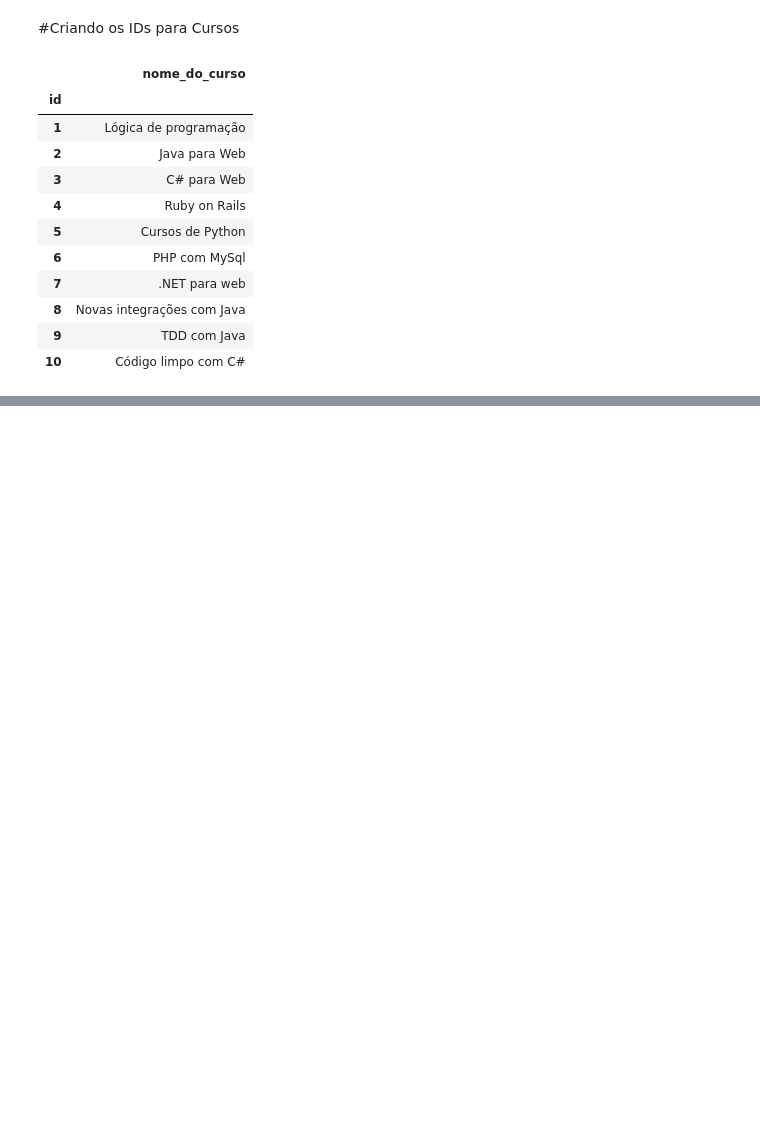
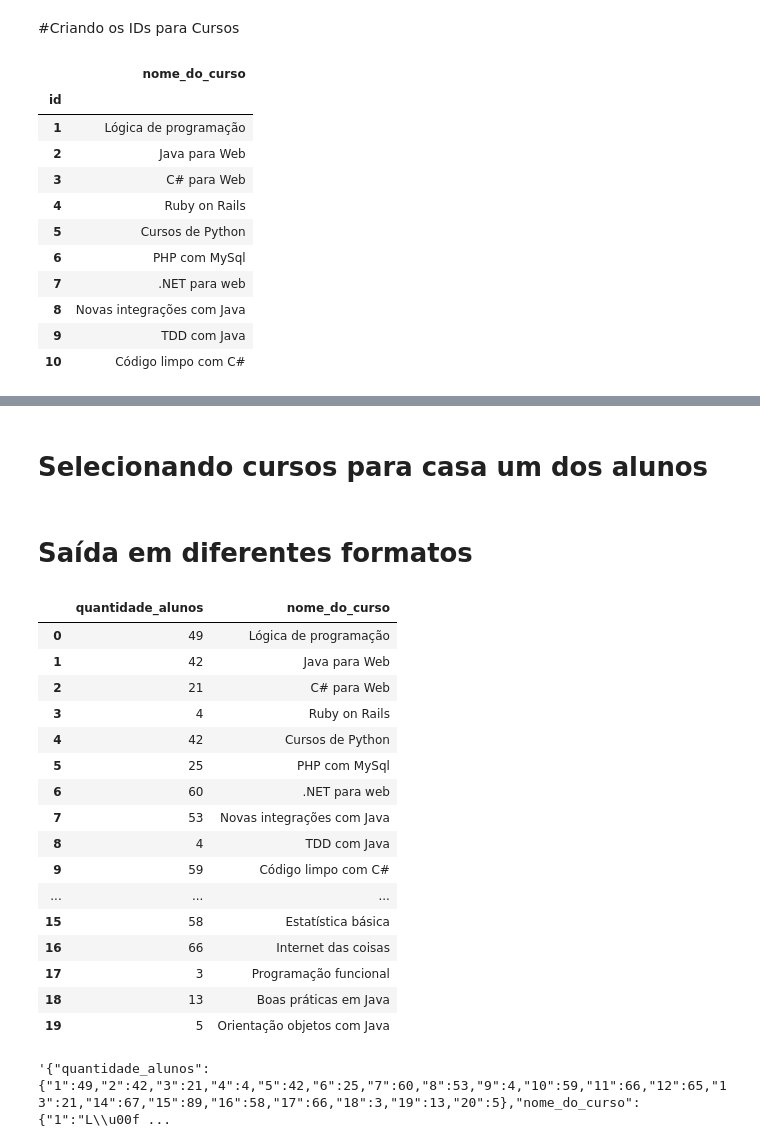
Before and after one commit to jba93/dados_escolares, a Jupyter notebook: escola_python.ipynb, the cells around one changed output, grey strips where cells are left out. Cells and saved outputs as stored; diff of their text form; code cells hidden in the pictures; blank space fills up the shorter version.

```diff
--- a/escola_python.ipynb
+++ b/escola_python.ipynb
@@ -109,0 +164,2 @@ cursos = cursos.set_index('id')
+# %% [markdown]
+# Selecionando cursos para casa um dos alunos
@@ -109,0 +181,2 @@ cursos = cursos.set_index('id')
+# %% [markdown]
+# Saída em diferentes formatos
@@ -109,0 +185,20 @@ cursos = cursos.set_index('id')
+# %%
+pd.read_csv('matriculas_por_curso.csv')
+# %% [output]
+|  | quantidade_alunos | nome_do_curso |
+| 0 | 49 | Lógica de programação |
+| 1 | 42 | Java para Web |
+| 2 | 21 | C# para Web |
+| 3 | 4 | Ruby on Rails |
+| 4 | 42 | Cursos de Python |
+| 5 | 25 | PHP com MySql |
+| 6 | 60 | .NET para web |
+| 7 | 53 | Novas integrações com Java |
+| 8 | 4 | TDD com Java |
+| 9 | 59 | Código limpo com C# |
+| ... | ... | ... |
+| 15 | 58 | Estatística básica |
+| 16 | 66 | Internet das coisas |
+| 17 | 3 | Programação funcional |
+| 18 | 13 | Boas práticas em Java |
+| 19 | 5 | Orientação objetos com Java |
@@ -109,0 +207,4 @@ cursos = cursos.set_index('id')
+# %%
+matriculas_json
+# %% [output]
+'{"quantidade_alunos":{"1":49,"2":42,"3":21,"4":4,"5":42,"6":25,"7":60,"8":53,"9":4,"10":59,"11":66,"12":65,"13":21,"14":67,"15":89,"16":58,"17":66,"18":3,"19":13,"20":5},"nome_do_curso":{"1":"L\\u00f ...
```
Also changed, not shown: parts of 15 cells of this notebook.
